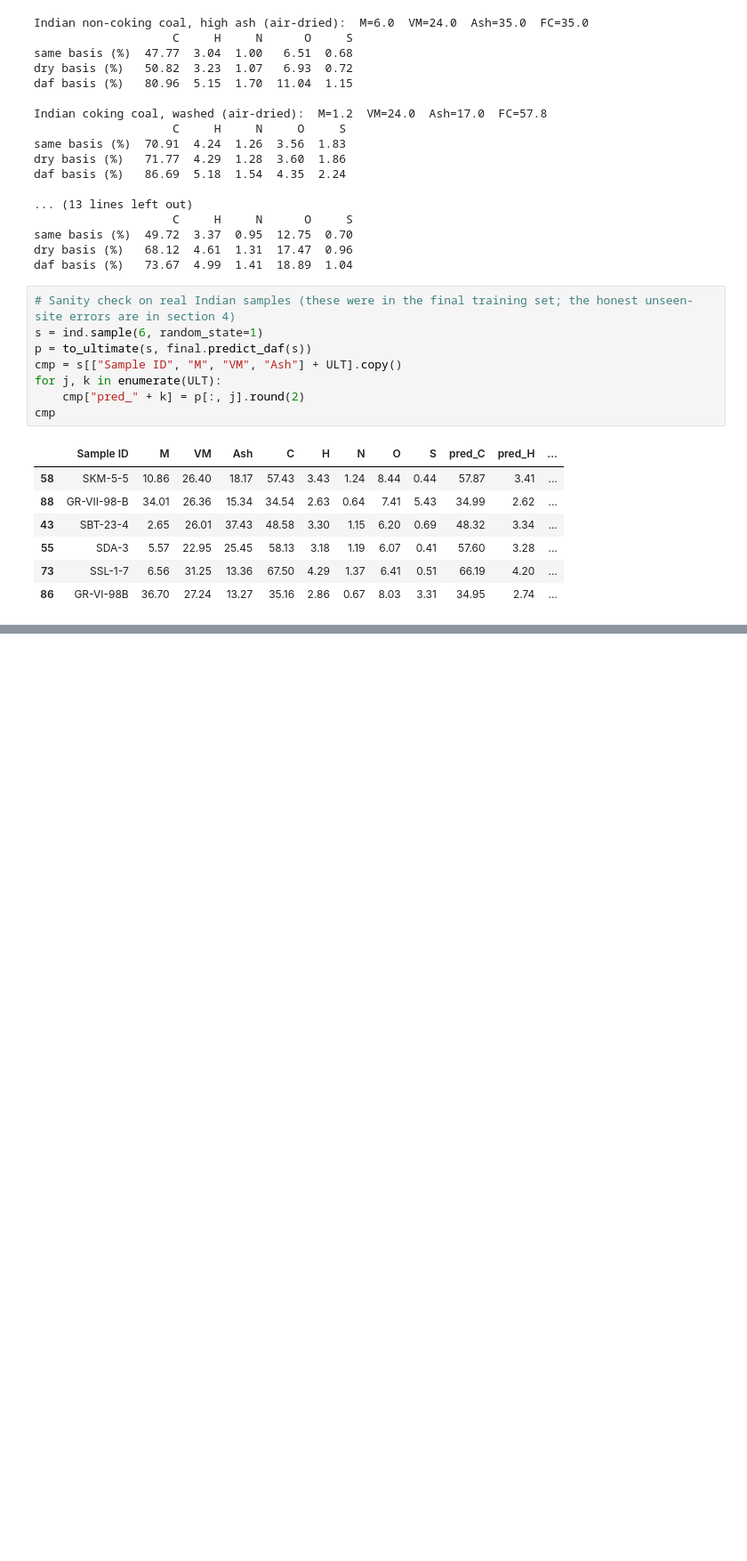
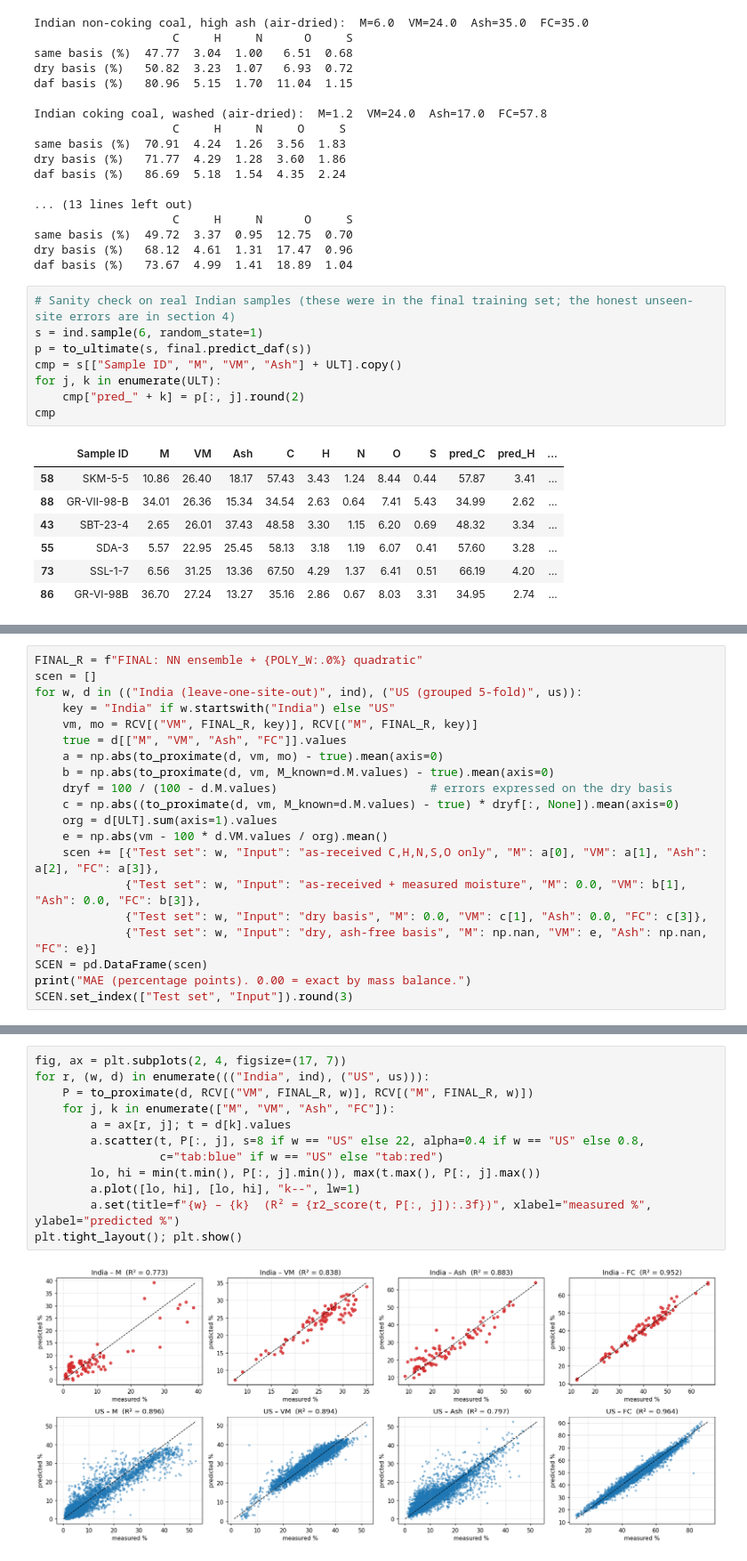
Before and after one commit to chemtrailsx/coal-ultimate-predictor, a Jupyter notebook: Coal_Proximate_to_Ultimate_Model.ipynb, the cells around one changed output, grey strips where cells are left out. Shown at 89% size. Cells and saved outputs as stored; diff of their text form; blank space fills up the shorter version.

```diff
--- a/Coal_Proximate_to_Ultimate_Model.ipynb
+++ b/Coal_Proximate_to_Ultimate_Model.ipynb
@@ -483,0 +594,20 @@ cmp
+# %%
+FINAL_R = f"FINAL: NN ensemble + {POLY_W:.0%} quadratic"
+scen = []
+for w, d in (("India (leave-one-site-out)", ind), ("US (grouped 5-fold)", us)):
+    key = "India" if w.startswith("India") else "US"
+    vm, mo = RCV[("VM", FINAL_R, key)], RCV[("M", FINAL_R, key)]
+    true = d[["M", "VM", "Ash", "FC"]].values
+    a = np.abs(to_proximate(d, vm, mo) - true).mean(axis=0)
+    b = np.abs(to_proximate(d, vm, M_known=d.M.values) - true).mean(axis=0)
+    dryf = 100 / (100 - d.M.values)                      # errors expressed on the dry basis
+    c = np.abs((to_proximate(d, vm, M_known=d.M.values) - true) * dryf[:, None]).mean(axis=0)
+    org = d[ULT].sum(axis=1).values
+    e = np.abs(vm - 100 * d.VM.values / org).mean()
+    scen += [{"Test set": w, "Input": "as-received C,H,N,S,O only", "M": a[0], "VM": a[1], "Ash": a[2], "FC": a[3]},
+             {"Test set": w, "Input": "as-received + measured moisture", "M": 0.0, "VM": b[1], "Ash": 0.0, "FC": b[3]},
+             {"Test set": w, "Input": "dry basis", "M": 0.0, "VM": c[1], "Ash": 0.0, "FC": c[3]},
+             {"Test set": w, "Input": "dry, ash-free basis", "M": np.nan, "VM": e, "Ash": np.nan, "FC": e}]
+SCEN = pd.DataFrame(scen)
+print("MAE (percentage points). 0.00 = exact by mass balance.")
+SCEN.set_index(["Test set", "Input"]).round(3)
@@ -483,0 +626,14 @@ cmp
+# %%
+fig, ax = plt.subplots(2, 4, figsize=(17, 7))
+for r, (w, d) in enumerate((("India", ind), ("US", us))):
+    P = to_proximate(d, RCV[("VM", FINAL_R, w)], RCV[("M", FINAL_R, w)])
+    for j, k in enumerate(["M", "VM", "Ash", "FC"]):
+        a = ax[r, j]; t = d[k].values
+        a.scatter(t, P[:, j], s=8 if w == "US" else 22, alpha=0.4 if w == "US" else 0.8,
+                  c="tab:blue" if w == "US" else "tab:red")
+        lo, hi = min(t.min(), P[:, j].min()), max(t.max(), P[:, j].max())
+        a.plot([lo, hi], [lo, hi], "k--", lw=1)
+        a.set(title=f"{w} – {k}  (R² = {r2_score(t, P[:, j]):.3f})", xlabel="measured %", ylabel="predicted %")
+plt.tight_layout(); plt.show()
+# %% [output]
+[figure, added]
```
Also changed, not shown: parts of 16 cells of this notebook, 8 other files.
